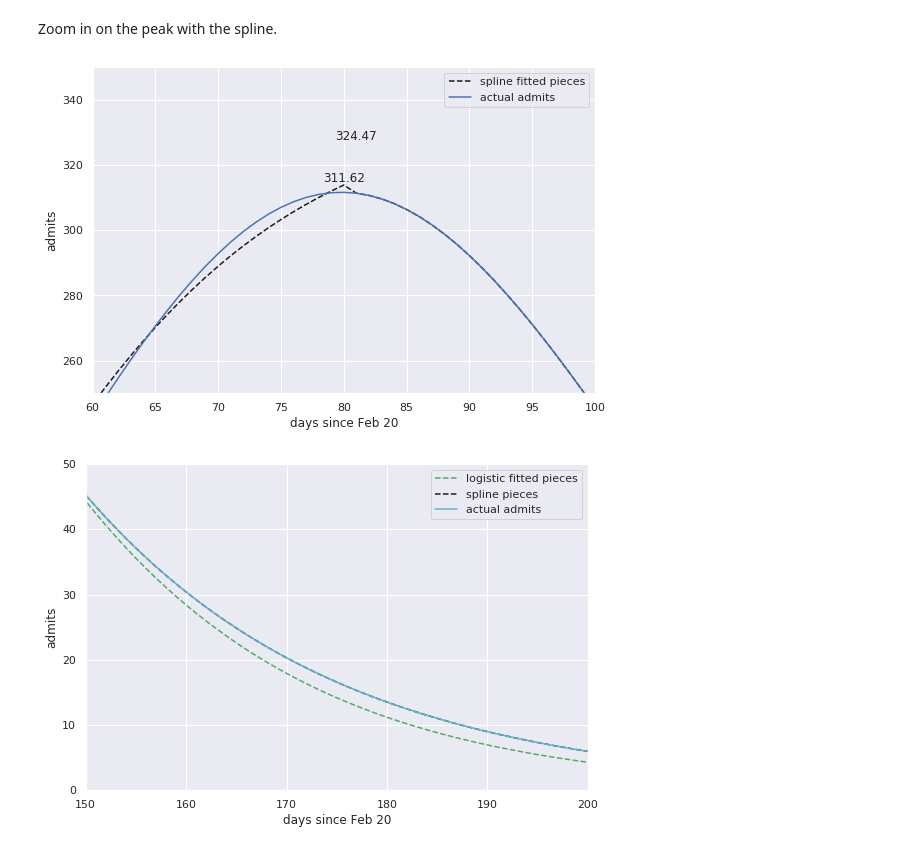
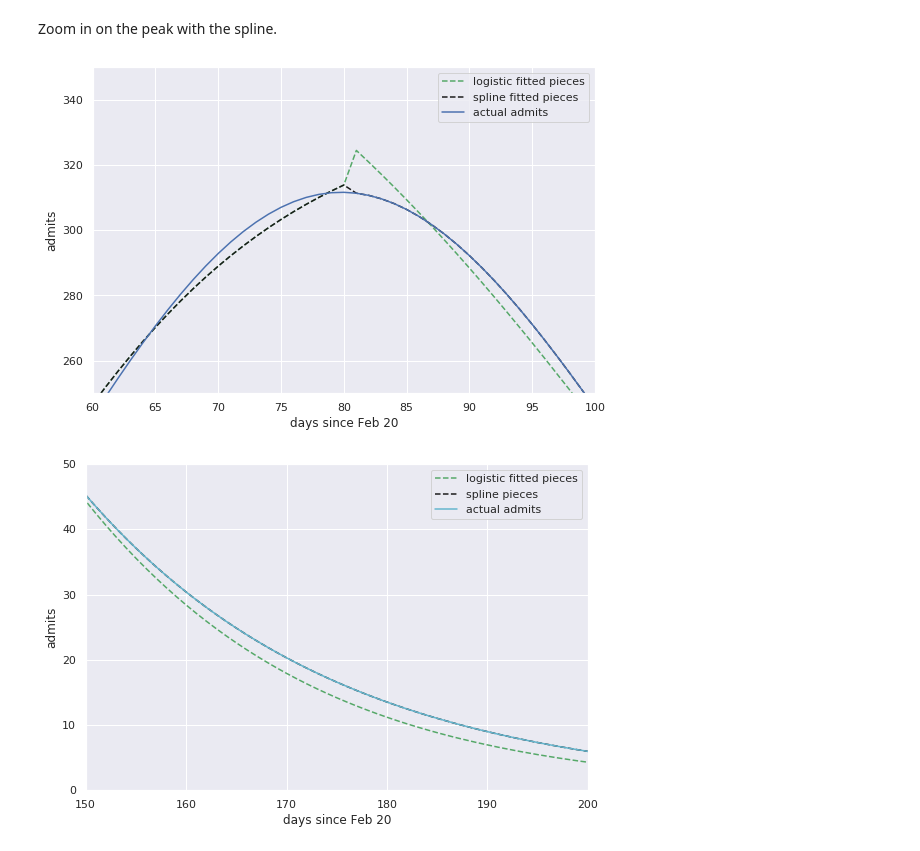
Before and after one commit to misken/c19, a Jupyter notebook: mychime/modeling/chime_flow_resources_p2.ipynb, the cells around one changed output. Saved outputs shown, nothing was run; the diff lists cells and outputs as text; code cells hidden in the pictures.

```diff
--- a/mychime/modeling/chime_flow_resources_p2.ipynb
+++ b/mychime/modeling/chime_flow_resources_p2.ipynb
@@ -436,31 +434,21 @@ plt.show()
 [figure]
 # %% [markdown]
 Zoom in on the peak with the spline.
-# %%
-plt.plot(x, y_fit_spline, 'k--',
-         label='spline fitted pieces')
-plt.plot(x, y_admits, 'b',
-         label='actual admits')
-plt.xlabel('days since Feb 20')
-plt.ylabel('admits')
-plt.xlim(60, 100)
-plt.ylim(250, 350)
-label_fitted = "{:.2f}".format(admits_fit_peak)
-label_admits = "{:.2f}".format(admits_peak)
-plt.annotate(label_fitted, # this is the text
-                 (x_fit_peak, admits_fit_peak), # this is the point to label
-                 textcoords="offset points", # how to position the text
-                 xytext=(0,10), # distance from text to points (x,y)
-                 ha='center') # horizontal alignment can be left, right or center
-plt.annotate(label_admits, # this is the text
-                 (x_peak, admits_peak), # this is the point to label
-                 textcoords="offset points", # how to position the text
-                 xytext=(0,10), # distance from text to points (x,y)
-                 ha='center') # horizontal alignment can be left, right or center
-plt.legend()
-plt.show()
-# %% [output]
-[figure, removed]
+# %%
+plt.plot(x, y_fit_logistic, 'g--',
+         label='logistic fitted pieces')
+plt.plot(x, y_fit_spline, 'k--',
+         label='spline fitted pieces')
+plt.plot(x, y_admits, 'b',
+         label='actual admits')
+plt.xlabel('days since Feb 20')
+plt.ylabel('admits')
+plt.xlim(60, 100)
+plt.ylim(250, 350)
+plt.legend()
+plt.show()
+# %% [output]
+[figure, added]
 # %%
 plt.plot(x, y_fit_logistic, 'g--',
          label='logistic fitted pieces')
```
Also changed, not shown: parts of 9 cells of this notebook.
